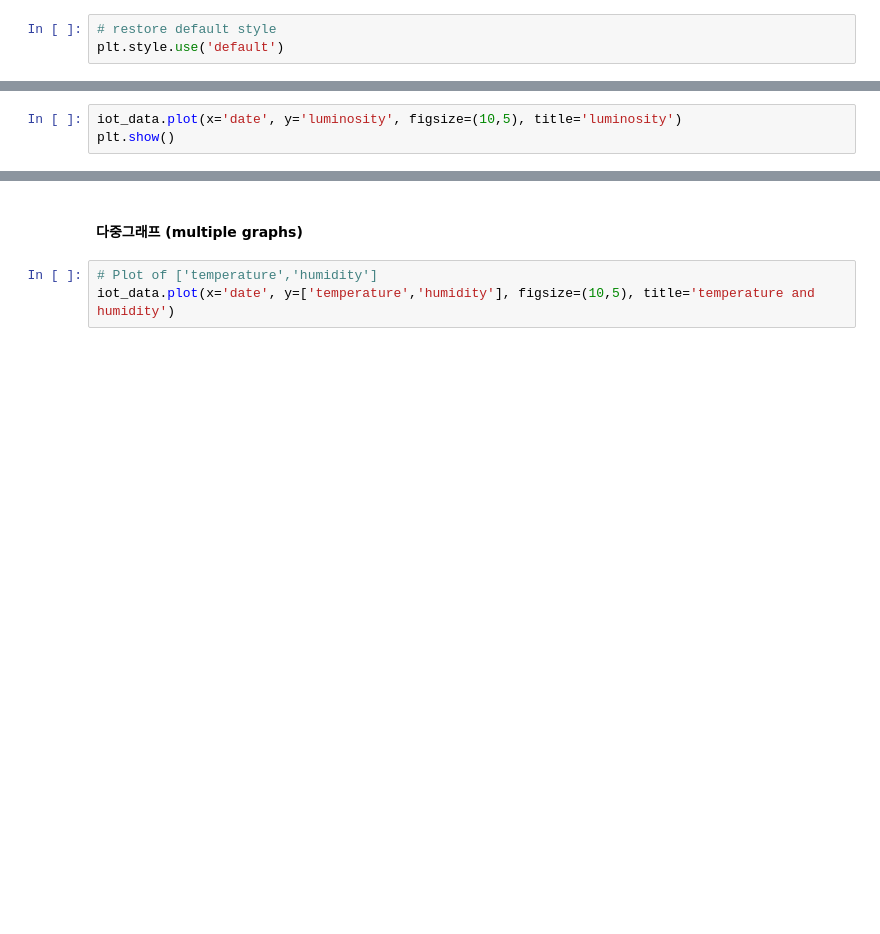
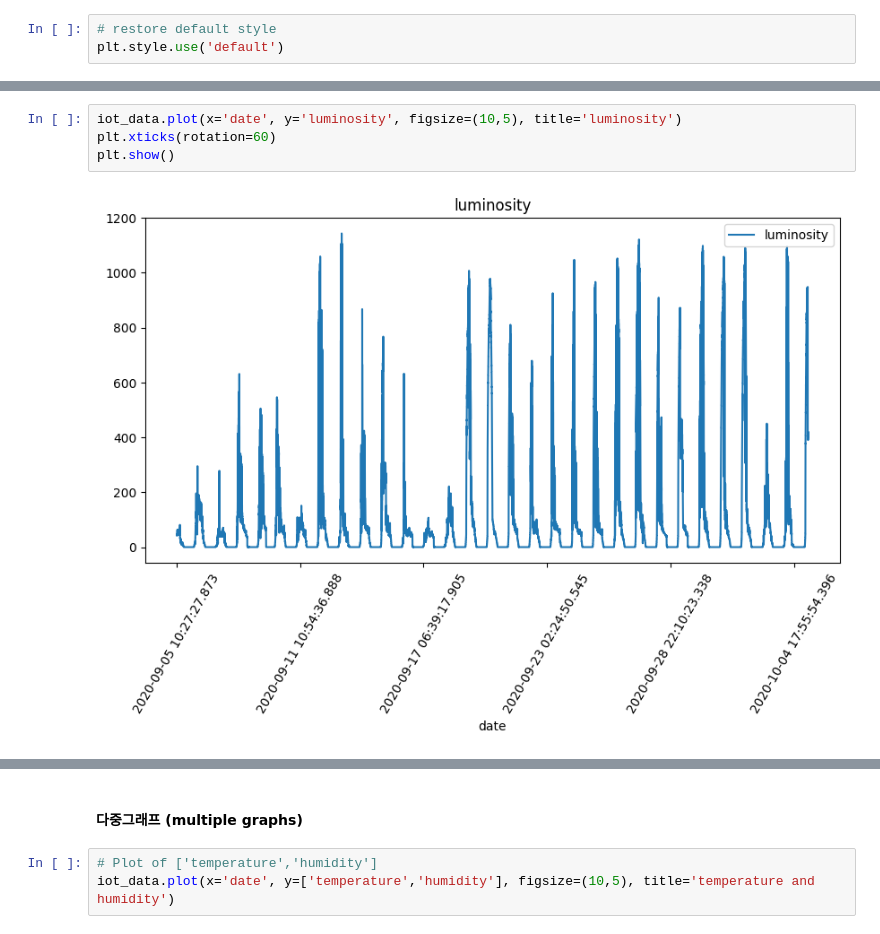
Before and after one commit to SALRIGO/pdm04, a Jupyter notebook: py-pandas/pandas_6_iot_nano33.ipynb, the cells around one changed output, grey strips where cells are left out. Cells and saved outputs as stored; diff of their text form; blank space fills up the shorter version.

```diff
--- a/py-pandas/pandas_6_iot_nano33.ipynb
+++ b/py-pandas/pandas_6_iot_nano33.ipynb
@@ -287,5 +347,8 @@ plt.show()
 # %%
 iot_data.plot(x='date', y='luminosity', figsize=(10,5), title='luminosity')
+plt.xticks(rotation=60)
 plt.show()
+# %% [output]
+[figure, added]
 # %%
 iot_data.plot(x='date', y='pressure', figsize=(10,5), title='pressure')
```
Also changed, not shown: parts of 53 cells of this notebook.
